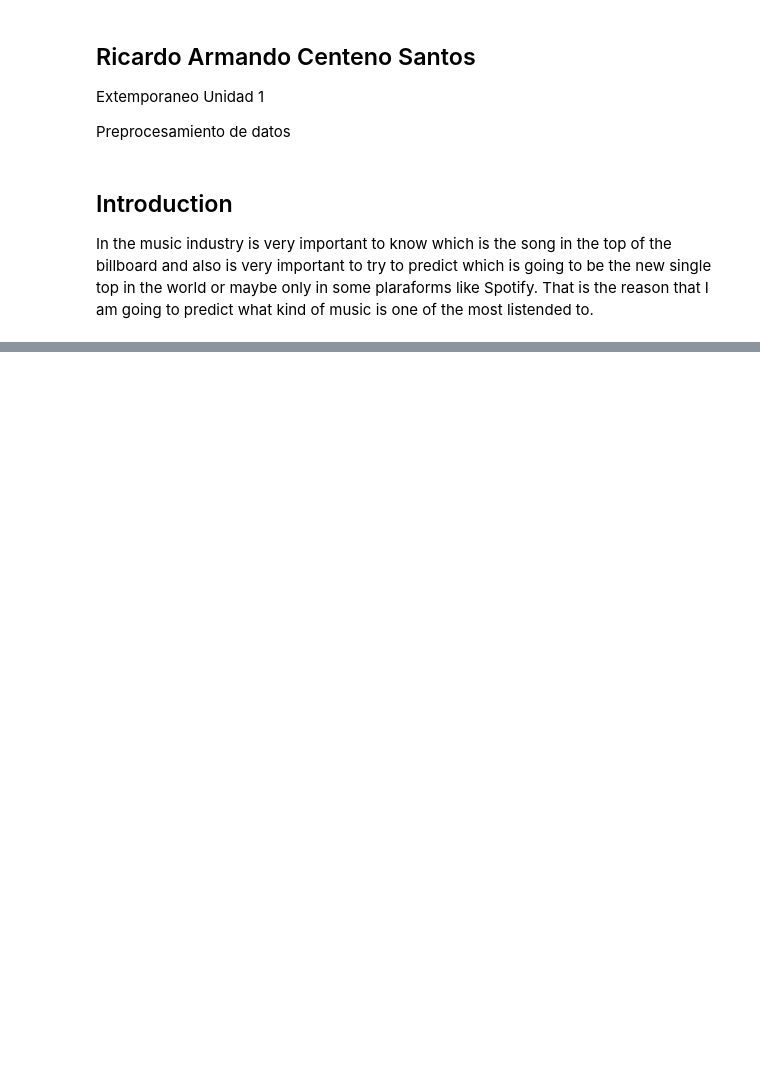
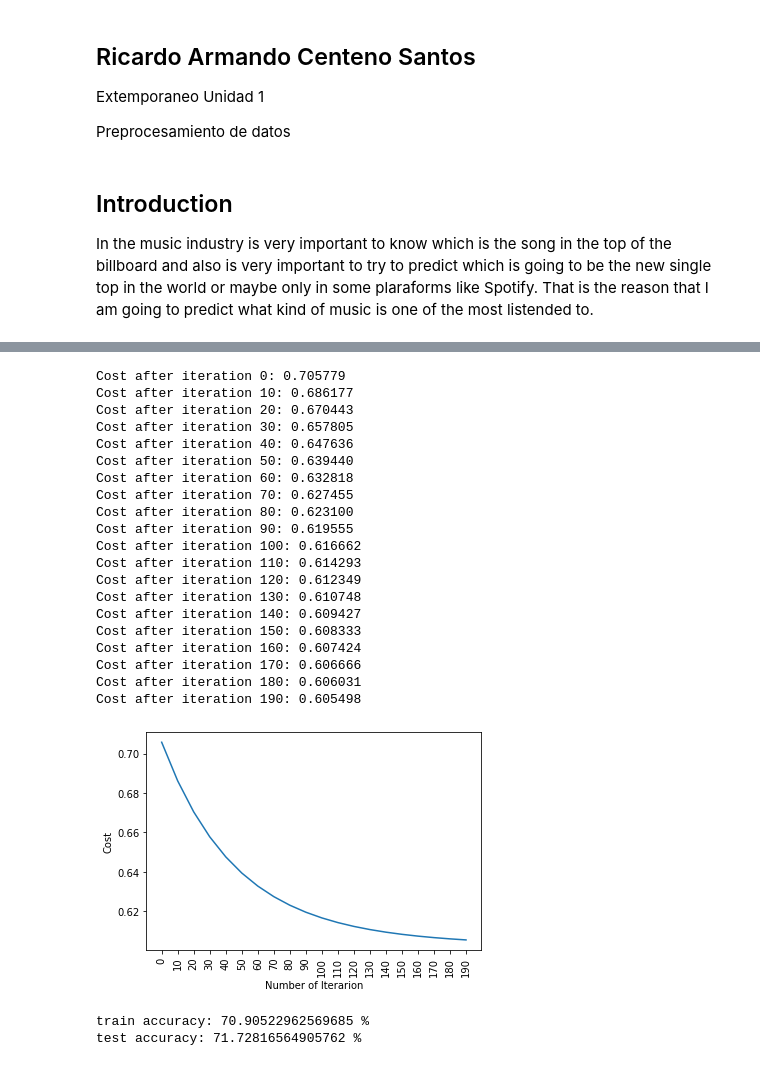
Before and after one commit to ricardocenteno18/mayraextempo-, a Jupyter notebook: ExtempoRicardoCenteno.ipynb, the cells around one changed output, grey strips where cells are left out. Saved outputs shown, nothing was run; the diff lists cells and outputs as text; code cells hidden in the pictures; blank space fills up the shorter version.

```diff
--- a/ExtempoRicardoCenteno.ipynb
+++ b/ExtempoRicardoCenteno.ipynb
@@ -64,0 +232,2 @@ data.shape
+# %%
+data.drop(["song_popularity","song_name"],axis=1,inplace=True)
@@ -64,0 +292,12 @@ data.shape
+# %%
+def forward_backward_propagation(w,b,x_train,y_train):
+    # Forward propagation
+    z = np.dot(w.T,x_train) + b
+    y_head = sigmoid(z)
+    loss = -y_train*np.log(y_head)-(1-y_train)*np.log(1-y_head)
+    cost = (np.sum(loss))/x_train.shape[1]
+    # Backward propagation
+    derivative_weight = (np.dot(x_train,((y_head-y_train).T)))/x_train.shape[1]
+    derivative_bias = np.sum(y_head-y_train)/x_train.shape[1]
+    gradients = {"derivative_weight": derivative_weight,"derivative_bias": derivative_bias}
+    return cost,gradients
@@ -64,0 +330,50 @@ data.shape
+# %%
+def predict(w,b,x_test):
+    z = sigmoid(np.dot(w.T,x_test)+b)
+    Y_prediction = np.zeros((1,x_test.shape[1]))
+
+    for i in range(z.shape[1]):
+        if z[0,i]<= 0.5:
+            Y_prediction[0,i] = 0
+        else:
+            Y_prediction[0,i] = 1
+
+    return Y_prediction
+# %%
+def logistic_regression(x_train, y_train, x_test, y_test, learning_rate ,  num_iterations):
+    # Initialize
+    dimension =  x_train.shape[0]
+    w,b = initialize_weights_and_bias(dimension)
+    # Update
+    parameters, gradients, cost_list = update(w, b, x_train, y_train, learning_rate,num_iterations)
+    y_prediction_test = predict(parameters["weight"],parameters["bias"],x_test)
+    y_prediction_train = predict(parameters["weight"],parameters["bias"],x_train)
+
+    print("train accuracy: {} %".format(100 - np.mean(np.abs(y_prediction_train - y_train)) * 100))
+    print("test accuracy: {} %".format(100 - np.mean(np.abs(y_prediction_test - y_test)) * 100))
+
+logistic_regression(x_train, y_train, x_test, y_test,learning_rate =0.01, num_iterations = 200)
+# %% [output]
+Cost after iteration 0: 0.705779
+Cost after iteration 10: 0.686177
+Cost after iteration 20: 0.670443
+Cost after iteration 30: 0.657805
+Cost after iteration 40: 0.647636
+Cost after iteration 50: 0.639440
+Cost after iteration 60: 0.632818
+Cost after iteration 70: 0.627455
+Cost after iteration 80: 0.623100
+Cost after iteration 90: 0.619555
+Cost after iteration 100: 0.616662
+Cost after iteration 110: 0.614293
+Cost after iteration 120: 0.612349
+Cost after iteration 130: 0.610748
+Cost after iteration 140: 0.609427
+Cost after iteration 150: 0.608333
+Cost after iteration 160: 0.607424
+Cost after iteration 170: 0.606666
+Cost after iteration 180: 0.606031
+Cost after iteration 190: 0.605498
+[figure, added]
+train accuracy: 70.90522962569685 %
+test accuracy: 71.72816564905762 %
```
Also changed, not shown: parts of 36 cells of this notebook.
